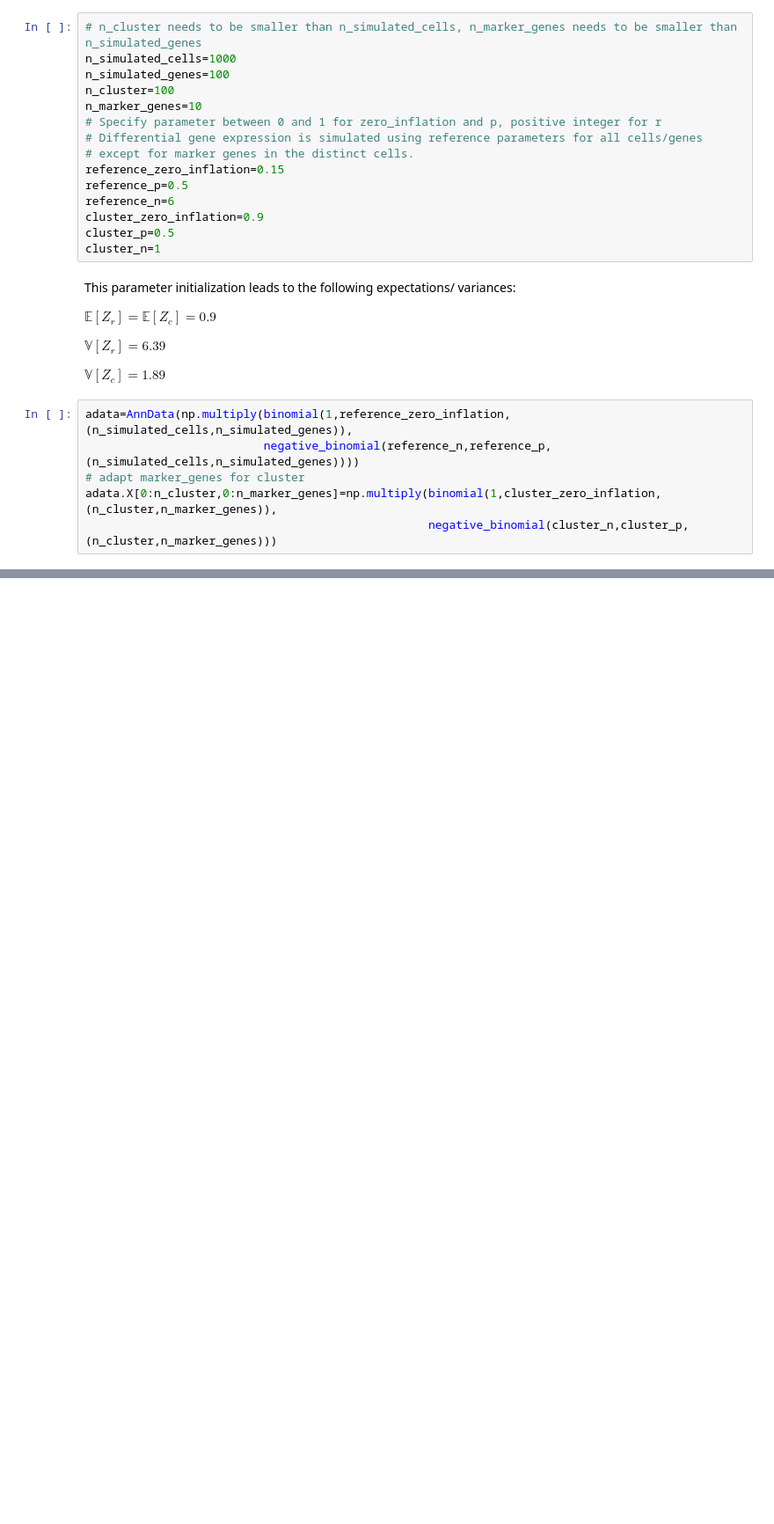
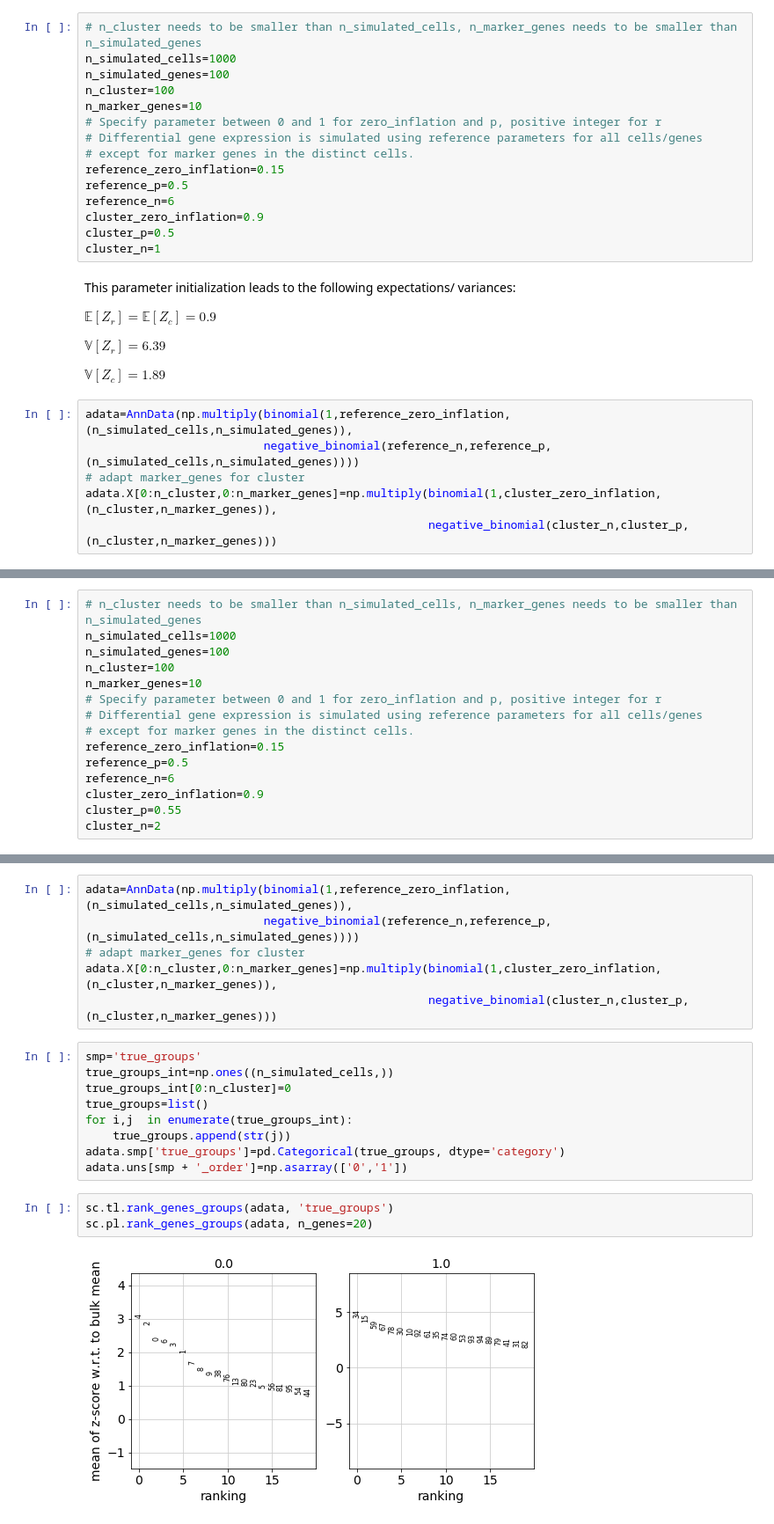
Before and after one commit to scverse/scanpy_usage, a Jupyter notebook: 171106_t-test_wilcoxon_comparison/Generic Comparison T-Test Wilcoxon-Rank-Sum Test.ipynb, the cells around one changed output, grey strips where cells are left out. Shown at 88% size. Drawn from its saved outputs; the diff is of its cells as text; blank space fills up the shorter version.

```diff
--- a/171106_t-test_wilcoxon_comparison/Generic Comparison T-Test Wilcoxon-Rank-Sum Test.ipynb
+++ b/171106_t-test_wilcoxon_comparison/Generic Comparison T-Test Wilcoxon-Rank-Sum Test.ipynb
@@ -158,0 +169,15 @@ sc.pl.rank_genes_groups(adata, n_genes=20)
+# %%
+# n_cluster needs to be smaller than n_simulated_cells, n_marker_genes needs to be smaller than n_simulated_genes
+n_simulated_cells=1000
+n_simulated_genes=100
+n_cluster=100
+n_marker_genes=10
+# Specify parameter between 0 and 1 for zero_inflation and p, positive integer for r
+# Differential gene expression is simulated using reference parameters for all cells/genes
+# except for marker genes in the distinct cells.
+reference_zero_inflation=0.15
+reference_p=0.5
+reference_n=6
+cluster_zero_inflation=0.9
+cluster_p=0.55
+cluster_n=2
@@ -158,0 +194,20 @@ sc.pl.rank_genes_groups(adata, n_genes=20)
+# %%
+adata=AnnData(np.multiply(binomial(1,reference_zero_inflation,(n_simulated_cells,n_simulated_genes)),
+                          negative_binomial(reference_n,reference_p,(n_simulated_cells,n_simulated_genes))))
+# adapt marker_genes for cluster
+adata.X[0:n_cluster,0:n_marker_genes]=np.multiply(binomial(1,cluster_zero_inflation,(n_cluster,n_marker_genes)),
+                                                  negative_binomial(cluster_n,cluster_p,(n_cluster,n_marker_genes)))
+# %%
+smp='true_groups'
+true_groups_int=np.ones((n_simulated_cells,))
+true_groups_int[0:n_cluster]=0
+true_groups=list()
+for i,j  in enumerate(true_groups_int):
+    true_groups.append(str(j))
+adata.smp['true_groups']=pd.Categorical(true_groups, dtype='category')
+adata.uns[smp + '_order']=np.asarray(['0','1'])
+# %%
+sc.tl.rank_genes_groups(adata, 'true_groups')
+sc.pl.rank_genes_groups(adata, n_genes=20)
+# %% [output]
+[figure, added]
```
Also changed, not shown: parts of 18 cells of this notebook, 1 other file.
